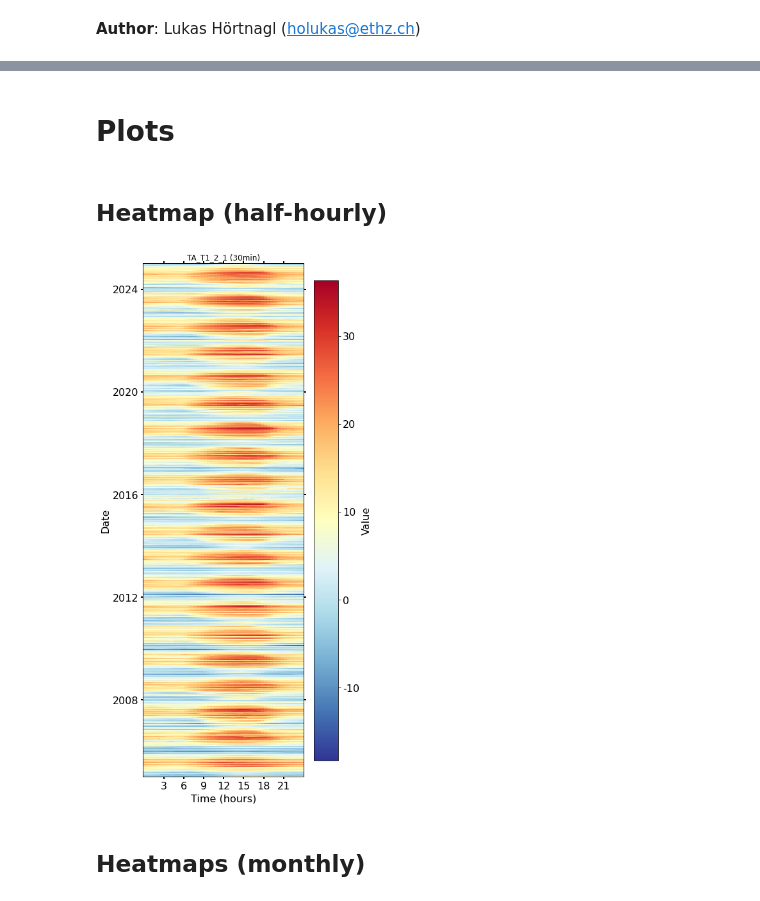
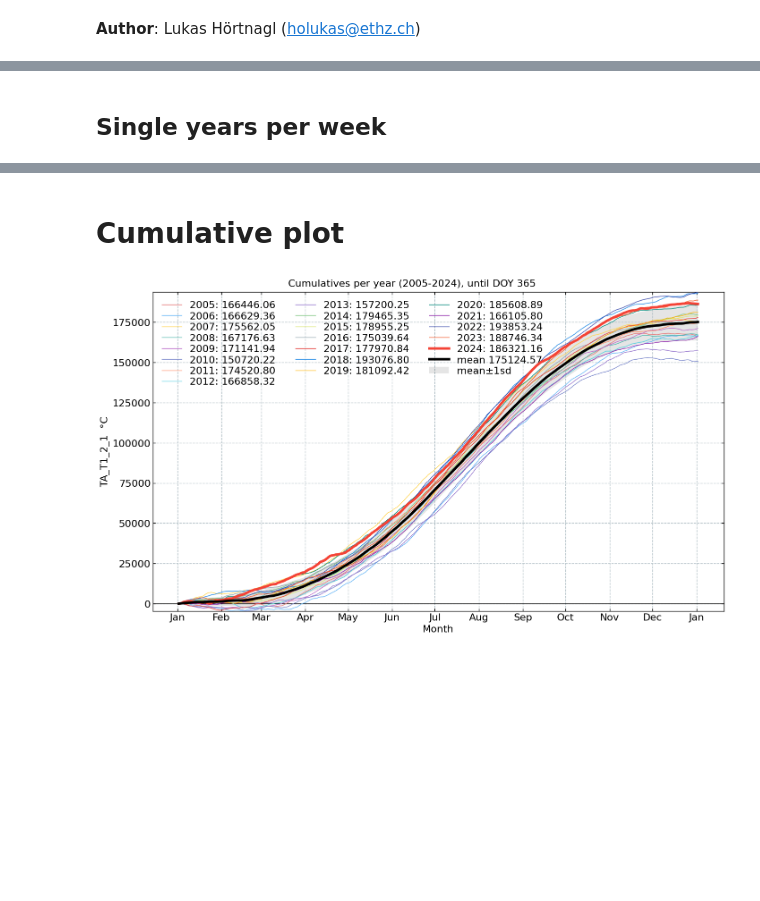
Before and after one commit to holukas/dataset_ch-cha_flux_product, a Jupyter notebook: dataset_ch-cha_flux_product/notebooks/90_DATASET_OVERVIEW/METEO_TA.ipynb, the cells around one changed output, grey strips where cells are left out. Saved outputs shown, nothing was run; the diff lists cells and outputs as text; code cells hidden in the pictures; blank space fills up the shorter version.

```diff
--- a/dataset_ch-cha_flux_product/notebooks/90_DATASET_OVERVIEW/METEO_TA.ipynb
+++ b/dataset_ch-cha_flux_product/notebooks/90_DATASET_OVERVIEW/METEO_TA.ipynb
@@ -56,0 +362,2 @@ Loaded .parquet file ..\60_MERGE_DATA_FLUXES\61.1_FLUXES_M10_MGMT_L4.1_NEE_LE_H_
+# %% [markdown]
+## Single years per week
@@ -57,13 +385,18 @@ Loaded .parquet file ..\60_MERGE_DATA_FLUXES\61.1_FLUXES_M10_MGMT_L4.1_NEE_LE_H_
 # %% [markdown]
 </br>
+# %% [markdown]
+# Cumulative plot
+# %%
+CumulativeYear(
+    series=series,
+    series_units=units,
+    start_year=2005,
+    end_year=2024,
+    show_reference=True,
+    excl_years_from_reference=None,
+    highlight_year=2024,
+    highlight_year_color='#F44336').plot();
+# %% [output]
+[figure, added]
 # %% [markdown]
-# Plots
+</br>
-# %% [markdown]
-## Heatmap (half-hourly)
-# %%
-fig, axs = plt.subplots(ncols=1, figsize=(6, 12), dpi=72, layout="constrained")
-dv.heatmapdatetime(series=ta, ax=axs, cb_digits_after_comma=0).plot()
-# %% [output]
-[figure, removed]
-# %% [markdown]
-## Heatmaps (monthly)
```
Also changed, not shown: parts of 71 cells of this notebook, 8 other files.
